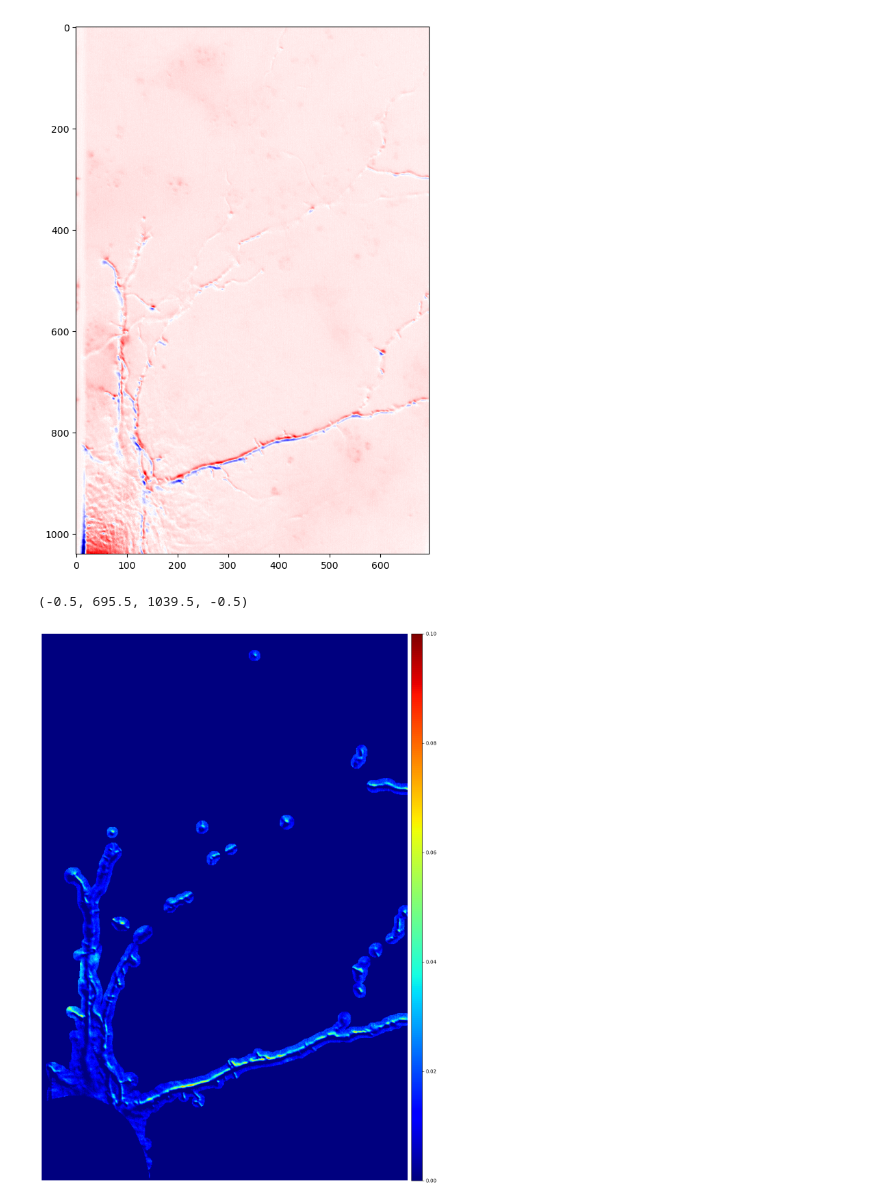
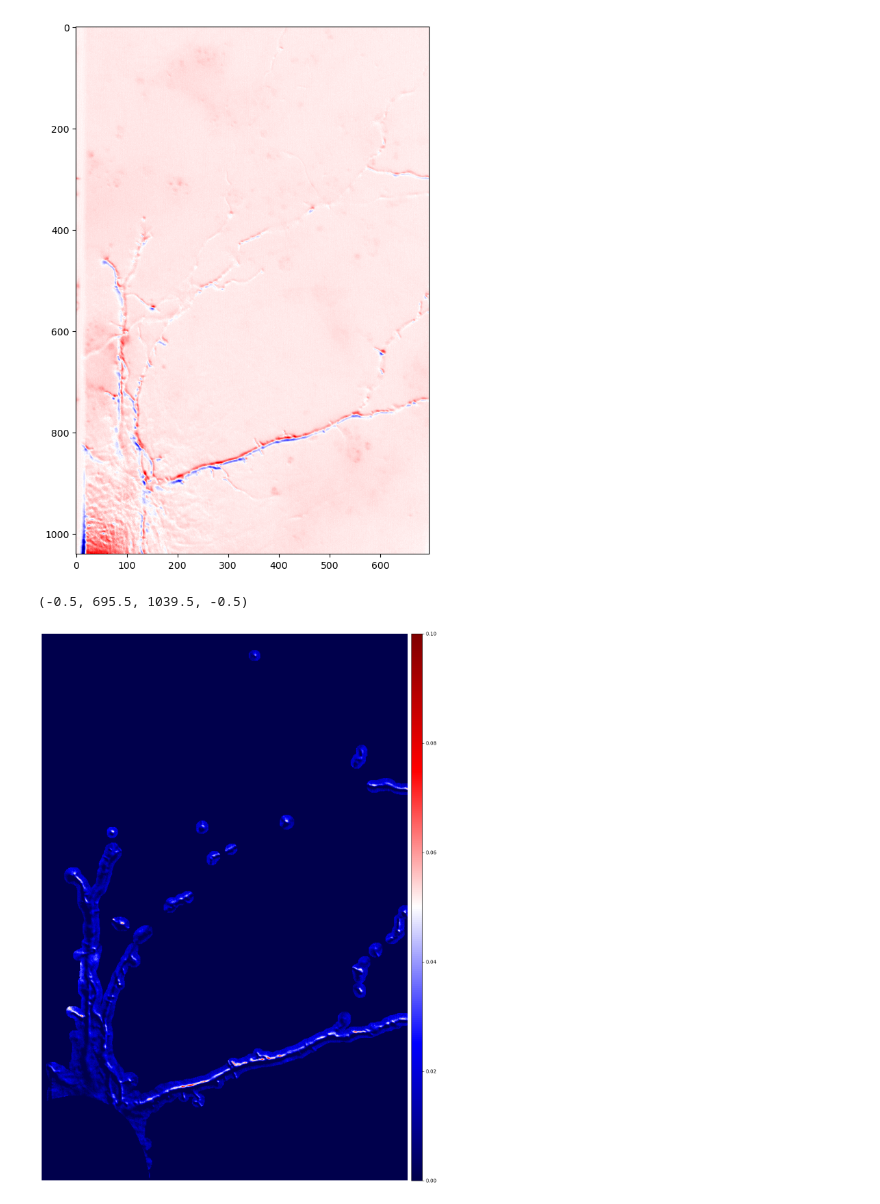
Before and after one commit to wisstock/FRETrans, a Jupyter notebook: e_app.ipynb, the cells around one changed output. Drawn from its saved outputs; the diff is of its cells as text; code cells hidden in the pictures.

```diff
--- a/e_app.ipynb
+++ b/e_app.ipynb
@@ -146,16 +146,16 @@ plt.imshow(Fc[20], cmap='seismic', vmin=-Fc_lim, vmax=Fc_lim)
 # %%
 E_app_lim = np.max(np.abs(E_app))
 
 frame_num = 10
 
 plt.figure(figsize=(20,20))
 
 ax0 = plt.subplot()
-img0 = ax0.imshow(E_app[frame_num], cmap='jet', vmin=0, vmax=0.1)
+img0 = ax0.imshow(E_app[frame_num], cmap='seismic', vmin=0, vmax=0.1)
 div0 = make_axes_locatable(ax0)
 cax0 = div0.append_axes('right', size='3%', pad=0.1)
 plt.colorbar(img0, cax=cax0)
 ax0.axis('off')
 # %% [output]
 (-0.5, 695.5, 1039.5, -0.5)
-[figure, old version]
+[figure, new version]
```
Also changed, not shown: 1 other file.
